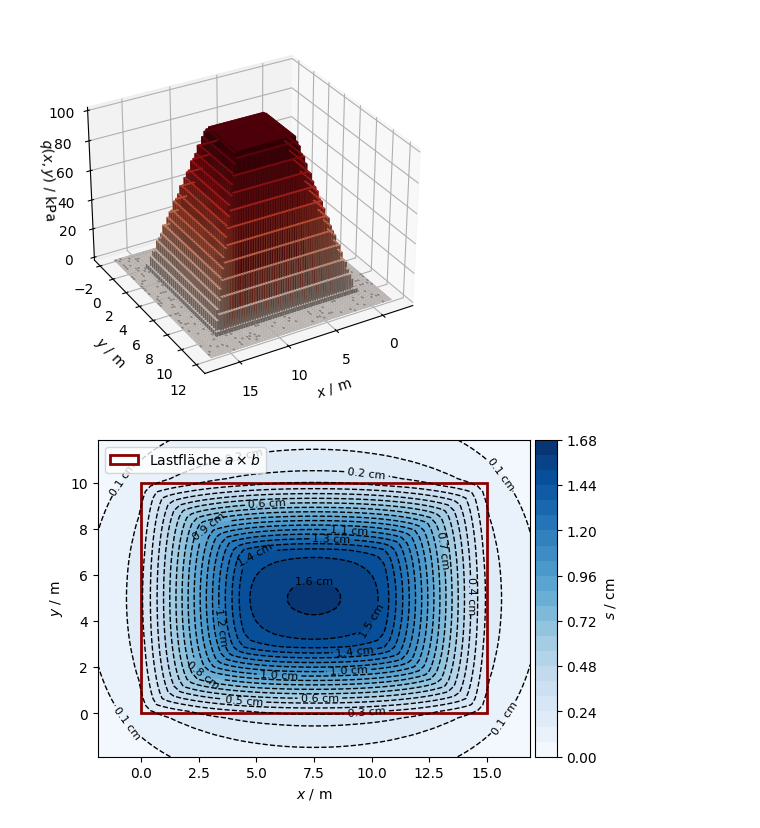
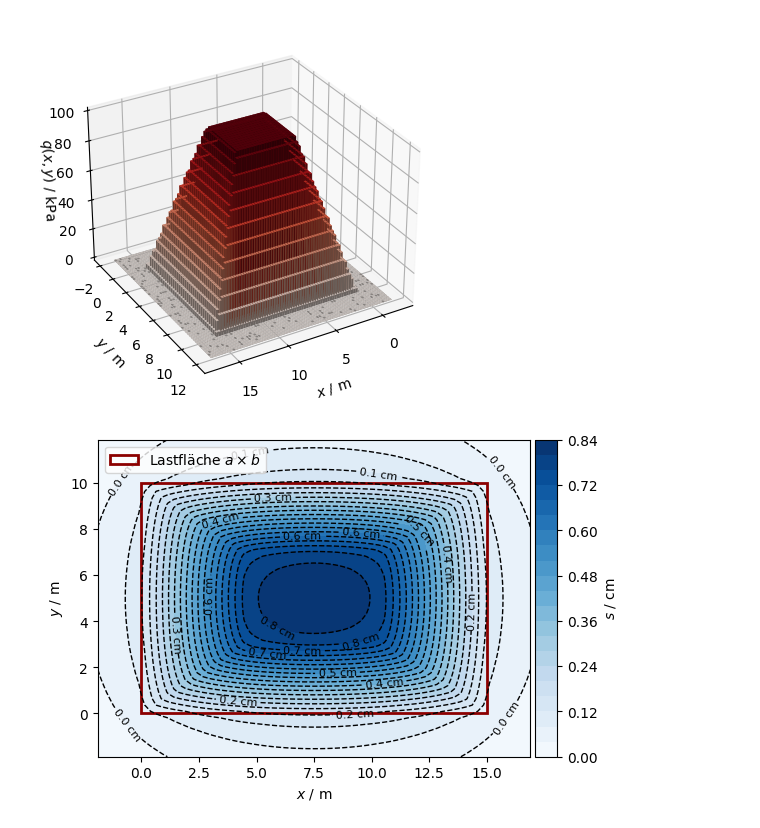
Before and after one commit to nagelt/Teaching_Scripts, a Jupyter notebook: Settlements_arbitrary_loads.ipynb, the cells around one changed output. Saved outputs shown, nothing was run; the diff lists cells and outputs as text; code cells hidden in the pictures.

Commit message:
Evaluate at center point of layer

```diff
--- a/Settlements_arbitrary_loads.ipynb
+++ b/Settlements_arbitrary_loads.ipynb
@@ -138,14 +138,14 @@ def compute_point(ix, jy, z_layers, dz, x_centers, y_centers, Q, dx, dy):
                 F_ij = Q[j, i]*dx*dy
                 x_r = x_centers[i]
                 y_r = y_centers[j]
-                delta_sigma += boussinesq_point(F_ij, x_r, y_r, x_obs, y_obs, z) * dx * dy
+                delta_sigma += boussinesq_point(F_ij, x_r, y_r, x_obs, y_obs, z+dz/2) * dx * dy
         E = E_z(z)
         s_total += (delta_sigma / E) * dz
     return jy, ix, s_total
 # %%
 # Wrapper zur parallelen Berechnung
 def compute_settlement_parallel(z_max=10.0, nz=40):
-    z_layers = np.linspace(0.1, z_max, nz)
+    z_layers = np.linspace(0, z_max, nz)
     dz = z_layers[1] - z_layers[0]
     settlement = np.zeros((ny, nx))
 
@@ -161,27 +161,27 @@ def compute_settlement_parallel(z_max=10.0, nz=40):
 settlement = compute_settlement_parallel()
 # %%
 # Darstellung
-settlement_plot = settlement*100q #m to cm
+settlement_plot = settlement*100 #m to cm
 fig, ax = plt.subplots(figsize=(6, 5))
 c1 = ax.contourf(X, Y, settlement_plot, levels=20, cmap='Blues')
 c2 = ax.contour(X, Y, settlement_plot, levels=20, colors='black',linewidths=1,linestyles='--')
 ax.clabel(c2, inline=True, fontsize=8, fmt='%1.1f cm')
 rect = patches.Rectangle((0, 0), a, b, linewidth=2, edgecolor='darkred', facecolor='none',label=r'Lastfläche $a \times b$')
 ax.add_patch(rect)
 
 # Create a divider for the existing axes instance
 divider = make_axes_locatable(ax)
 # Append a new axes to the right of ax, with fixed width and proper padding
 cax = divider.append_axes("right", size="5%", pad=0.05)
 # Add the colorbar to this custom axes
 fig.colorbar(c1, cax=cax, label='$s$ / cm')
 
 #ax.set_title('Oberflächensetzung mit E(z) = 10000 + 2000·√z [kPa]')
 ax.set_xlabel('$x$ / m')
 ax.set_ylabel('$y$ / m')
 ax.set_aspect('equal')
 ax.legend(loc='upper left');
 fig.tight_layout();
 #fig.savefig('Setzungen.pdf')
 # %% [output]
-[figure, old version]
+[figure, new version]
```
